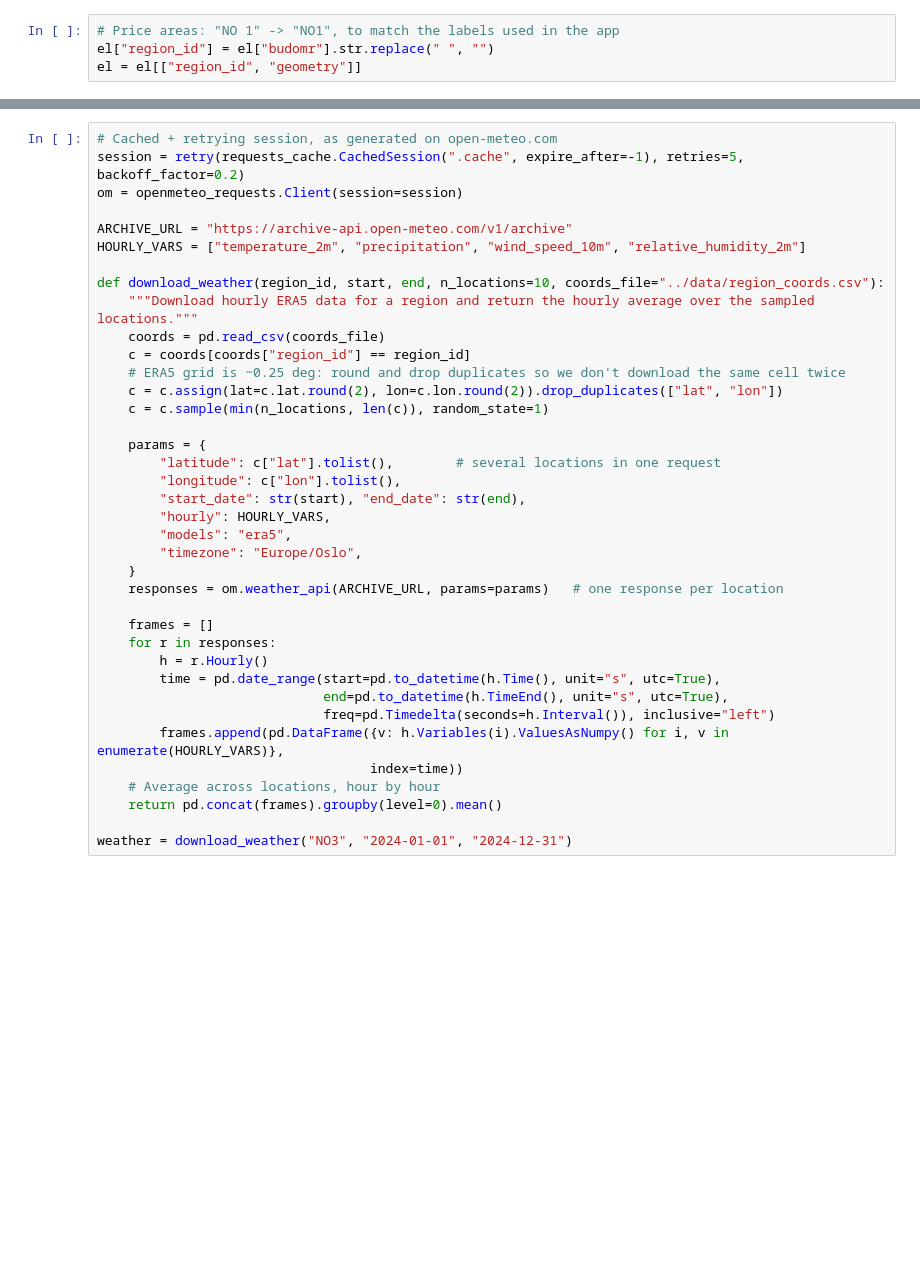
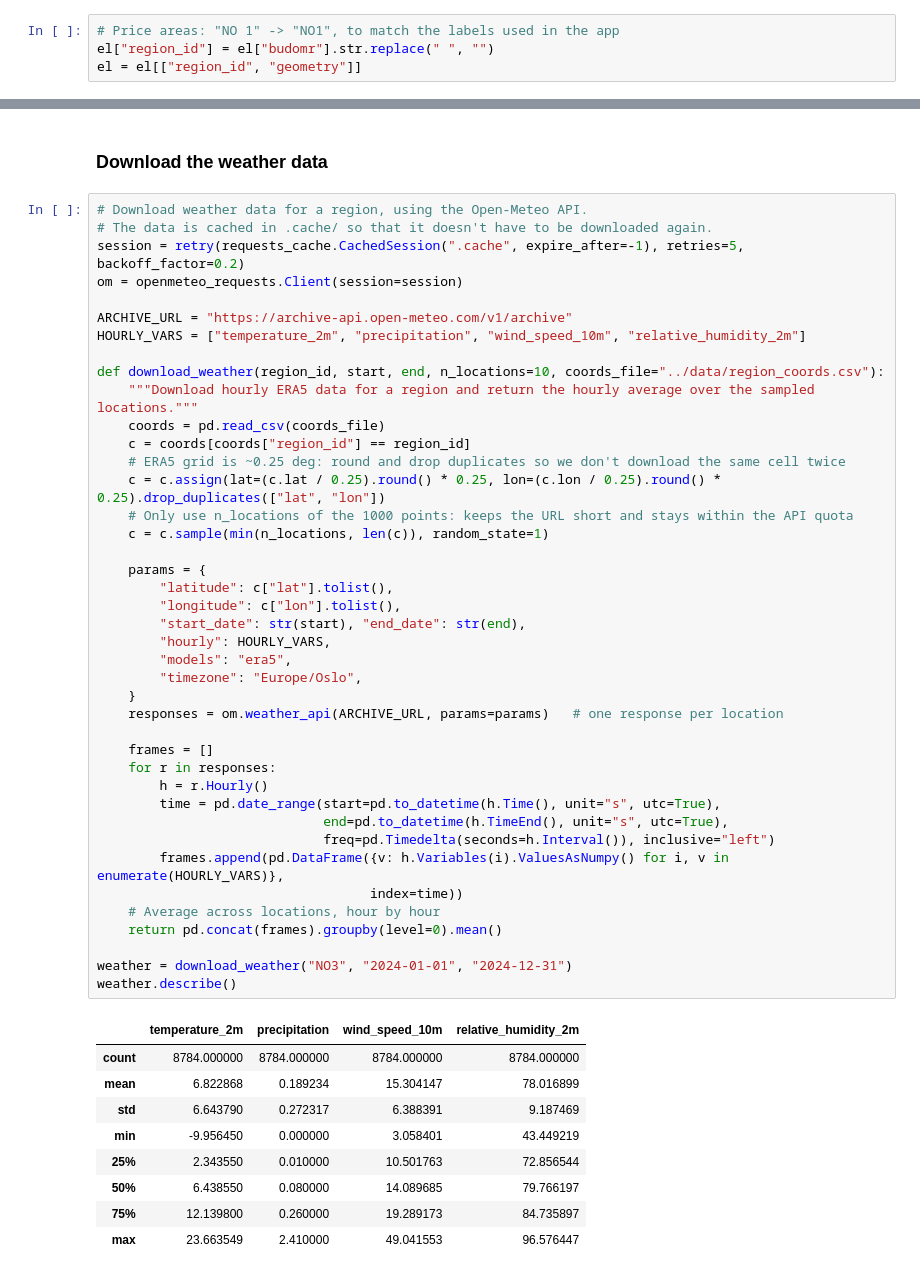
Before and after one commit to Simen03/simen03-ind320-app, a Jupyter notebook: notebooks/part3_project.ipynb, the cells around one changed output, grey strips where cells are left out. Saved outputs shown, nothing was run; the diff lists cells and outputs as text; blank space fills up the shorter version.

```diff
--- a/notebooks/part3_project.ipynb
+++ b/notebooks/part3_project.ipynb
@@ -77,5 +80,8 @@ coords.to_csv("../data/region_coords.csv", index=False)   # the app will reuse t
+# %% [markdown]
+### Download the weather data
 # %%
-# Cached + retrying session, as generated on open-meteo.com
+# Download weather data for a region, using the Open-Meteo API.
+# The data is cached in .cache/ so that it doesn't have to be downloaded again.
 session = retry(requests_cache.CachedSession(".cache", expire_after=-1), retries=5, backoff_factor=0.2)
 om = openmeteo_requests.Client(session=session)
 
@@ -83,32 +89,44 @@ ARCHIVE_URL = "https://archive-api.open-meteo.com/v1/archive"
 HOURLY_VARS = ["temperature_2m", "precipitation", "wind_speed_10m", "relative_humidity_2m"]
 
 def download_weather(region_id, start, end, n_locations=10, coords_file="../data/region_coords.csv"):
     """Download hourly ERA5 data for a region and return the hourly average over the sampled locations."""
     coords = pd.read_csv(coords_file)
     c = coords[coords["region_id"] == region_id]
     # ERA5 grid is ~0.25 deg: round and drop duplicates so we don't download the same cell twice
-    c = c.assign(lat=c.lat.round(2), lon=c.lon.round(2)).drop_duplicates(["lat", "lon"])
+    c = c.assign(lat=(c.lat / 0.25).round() * 0.25, lon=(c.lon / 0.25).round() * 0.25).drop_duplicates(["lat", "lon"])
+    # Only use n_locations of the 1000 points: keeps the URL short and stays within the API quota
     c = c.sample(min(n_locations, len(c)), random_state=1)
 
     params = {
-        "latitude": c["lat"].tolist(),        # several locations in one request
+        "latitude": c["lat"].tolist(),
         "longitude": c["lon"].tolist(),
         "start_date": str(start), "end_date": str(end),
         "hourly": HOURLY_VARS,
         "models": "era5",
         "timezone": "Europe/Oslo",
     }
     responses = om.weather_api(ARCHIVE_URL, params=params)   # one response per location
 
     frames = []
     for r in responses:
         h = r.Hourly()
         time = pd.date_range(start=pd.to_datetime(h.Time(), unit="s", utc=True),
                              end=pd.to_datetime(h.TimeEnd(), unit="s", utc=True),
                              freq=pd.Timedelta(seconds=h.Interval()), inclusive="left")
         frames.append(pd.DataFrame({v: h.Variables(i).ValuesAsNumpy() for i, v in enumerate(HOURLY_VARS)},
                                    index=time))
     # Average across locations, hour by hour
     return pd.concat(frames).groupby(level=0).mean()
 
 weather = download_weather("NO3", "2024-01-01", "2024-12-31")
+weather.describe()
+# %% [output]
+|  | temperature_2m | precipitation | wind_speed_10m | relative_humidity_2m |
+| count | 8784.000000 | 8784.000000 | 8784.000000 | 8784.000000 |
+| mean | 6.822868 | 0.189234 | 15.304147 | 78.016899 |
+| std | 6.643790 | 0.272317 | 6.388391 | 9.187469 |
+| min | -9.956450 | 0.000000 | 3.058401 | 43.449219 |
+| 25% | 2.343550 | 0.010000 | 10.501763 | 72.856544 |
+| 50% | 6.438550 | 0.080000 | 14.089685 | 79.766197 |
+| 75% | 12.139800 | 0.260000 | 19.289173 | 84.735897 |
+| max | 23.663549 | 2.410000 | 49.041553 | 96.576447 |
```
Also changed, not shown: parts of 16 cells of this notebook, 7 other files.
